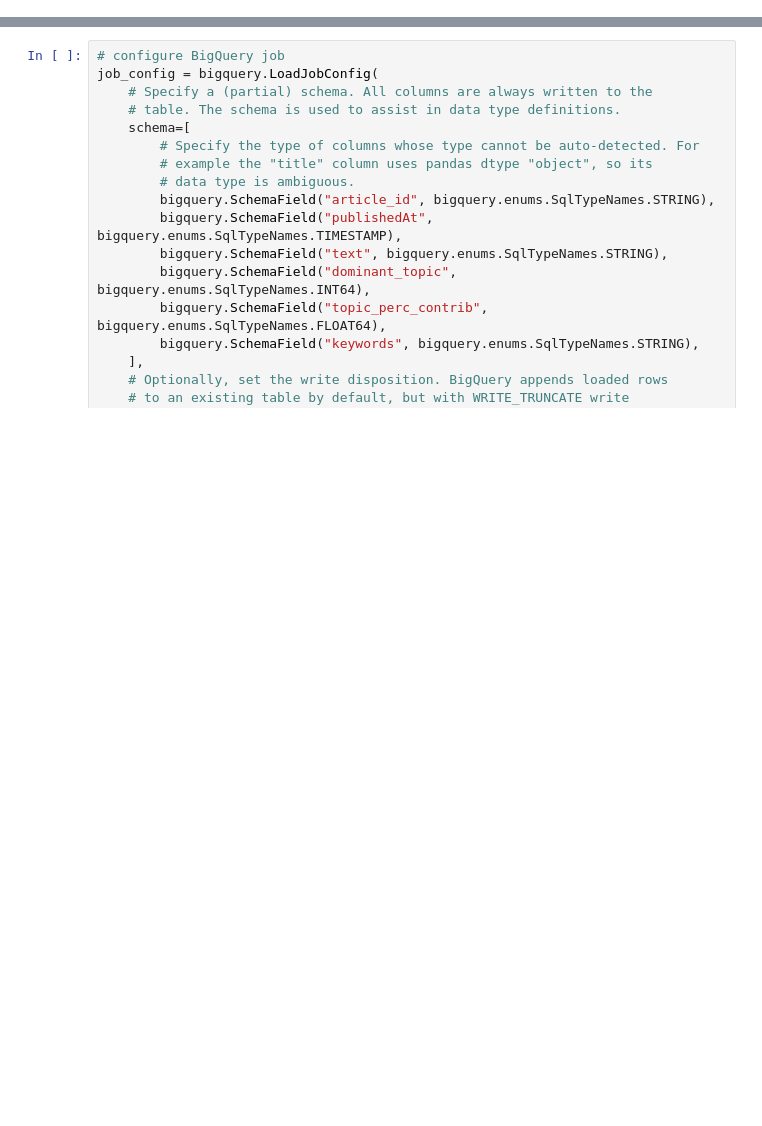
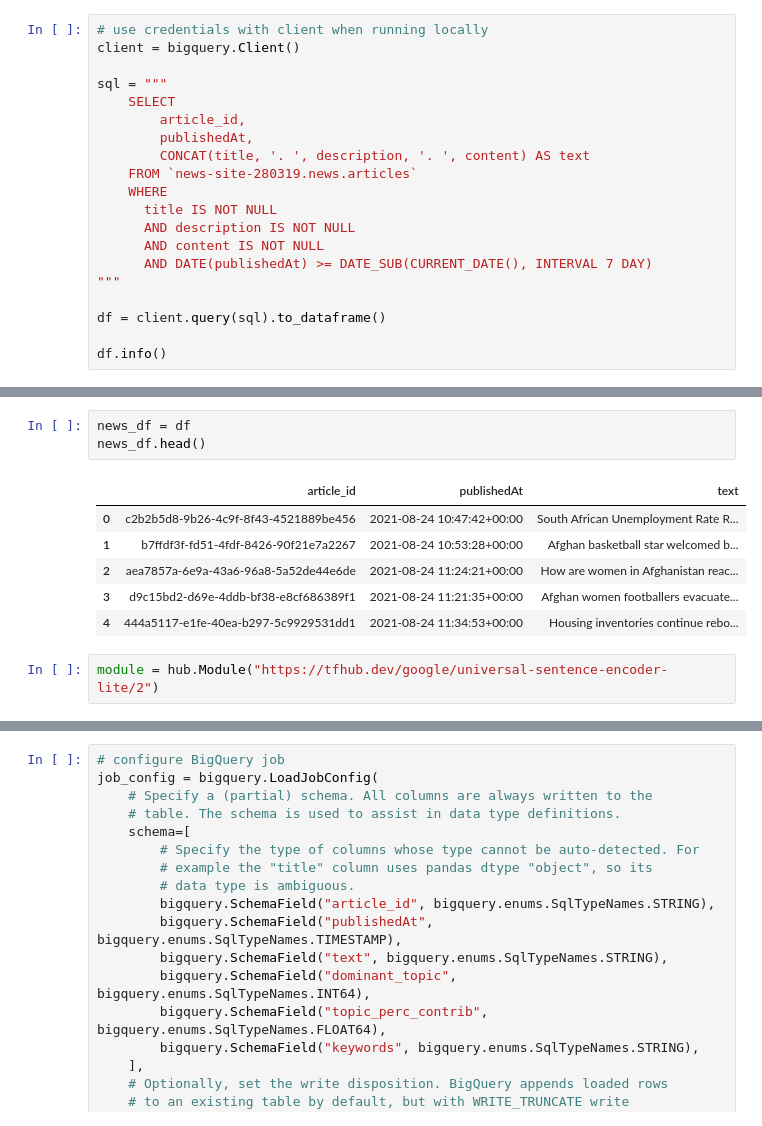
Before and after one commit to slowmosteve/news-app, a Jupyter notebook: modeling/topic-prod.ipynb, the cells around one changed output, grey strips where cells are left out. Saved outputs shown, nothing was run; the diff lists cells and outputs as text; blank space fills up the shorter version.

```diff
--- a/modeling/topic-prod.ipynb
+++ b/modeling/topic-prod.ipynb
@@ -245,0 +34,20 @@ output_df
+# %%
+# use credentials with client when running locally
+client = bigquery.Client()
+
+sql = """
+    SELECT
+        article_id,
+        publishedAt,
+        CONCAT(title, '. ', description, '. ', content) AS text
+    FROM `news-site-280319.news.articles`
+    WHERE
+      title IS NOT NULL
+      AND description IS NOT NULL
+      AND content IS NOT NULL
+      AND DATE(publishedAt) >= DATE_SUB(CURRENT_DATE(), INTERVAL 7 DAY)
+"""
+
+df = client.query(sql).to_dataframe()
+
+df.info()
@@ -245,0 +65,12 @@ output_df
+# %%
+news_df = df
+news_df.head()
+# %% [output]
+|  | article_id | publishedAt | text |
+| 0 | c2b2b5d8-9b26-4c9f-8f43-4521889be456 | 2021-08-24 10:47:42+00:00 | South African Unemployment Rate R... |
+| 1 | b7ffdf3f-fd51-4fdf-8426-90f21e7a2267 | 2021-08-24 10:53:28+00:00 | Afghan basketball star welcomed b... |
+| 2 | aea7857a-6e9a-43a6-96a8-5a52de44e6de | 2021-08-24 11:24:21+00:00 | How are women in Afghanistan reac... |
+| 3 | d9c15bd2-d69e-4ddb-bf38-e8cf686389f1 | 2021-08-24 11:21:35+00:00 | Afghan women footballers evacuate... |
+| 4 | 444a5117-e1fe-40ea-b297-5c9929531dd1 | 2021-08-24 11:34:53+00:00 | Housing inventories continue rebo... |
+# %%
+module = hub.Module("https://tfhub.dev/google/universal-sentence-encoder-lite/2")
```
Also changed, not shown: parts of 42 cells of this notebook.
